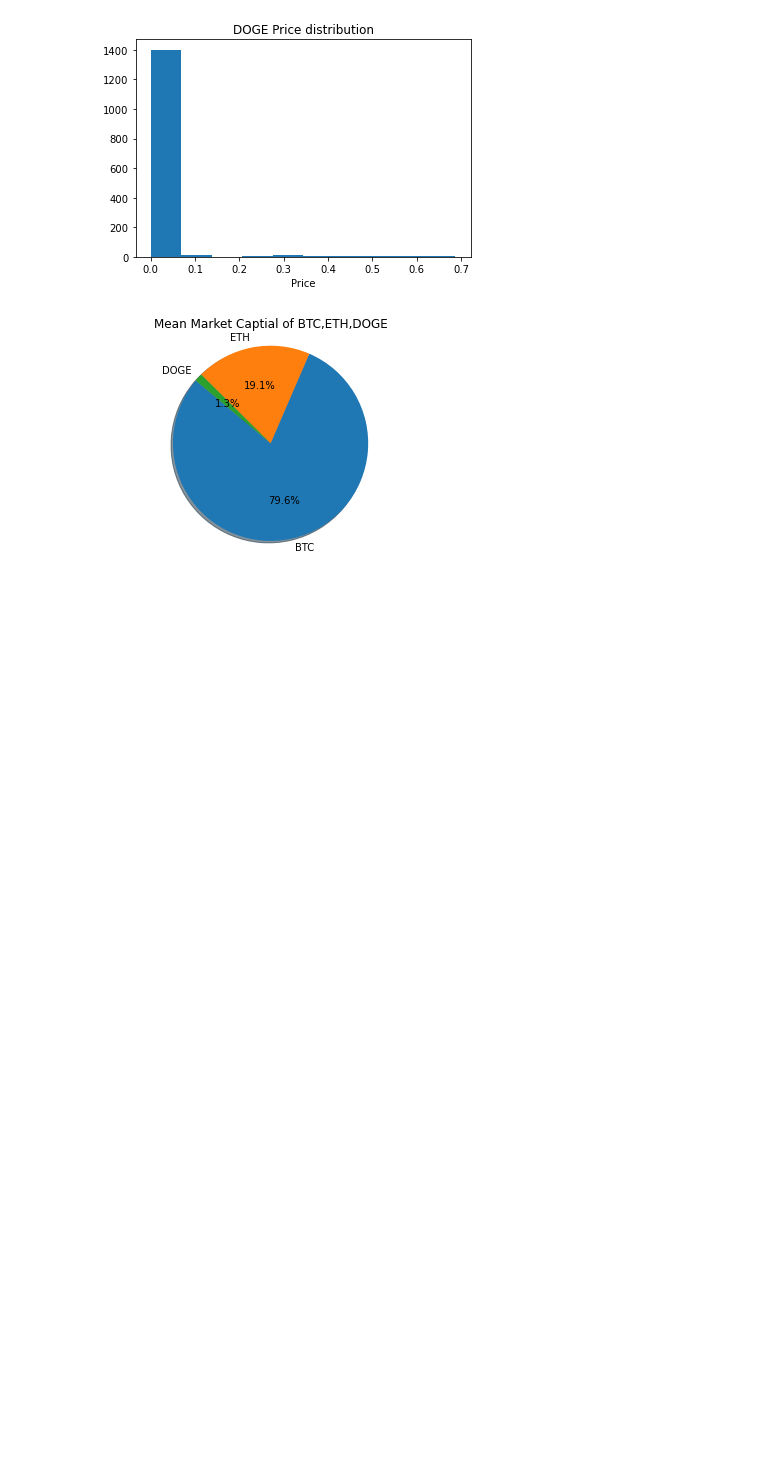
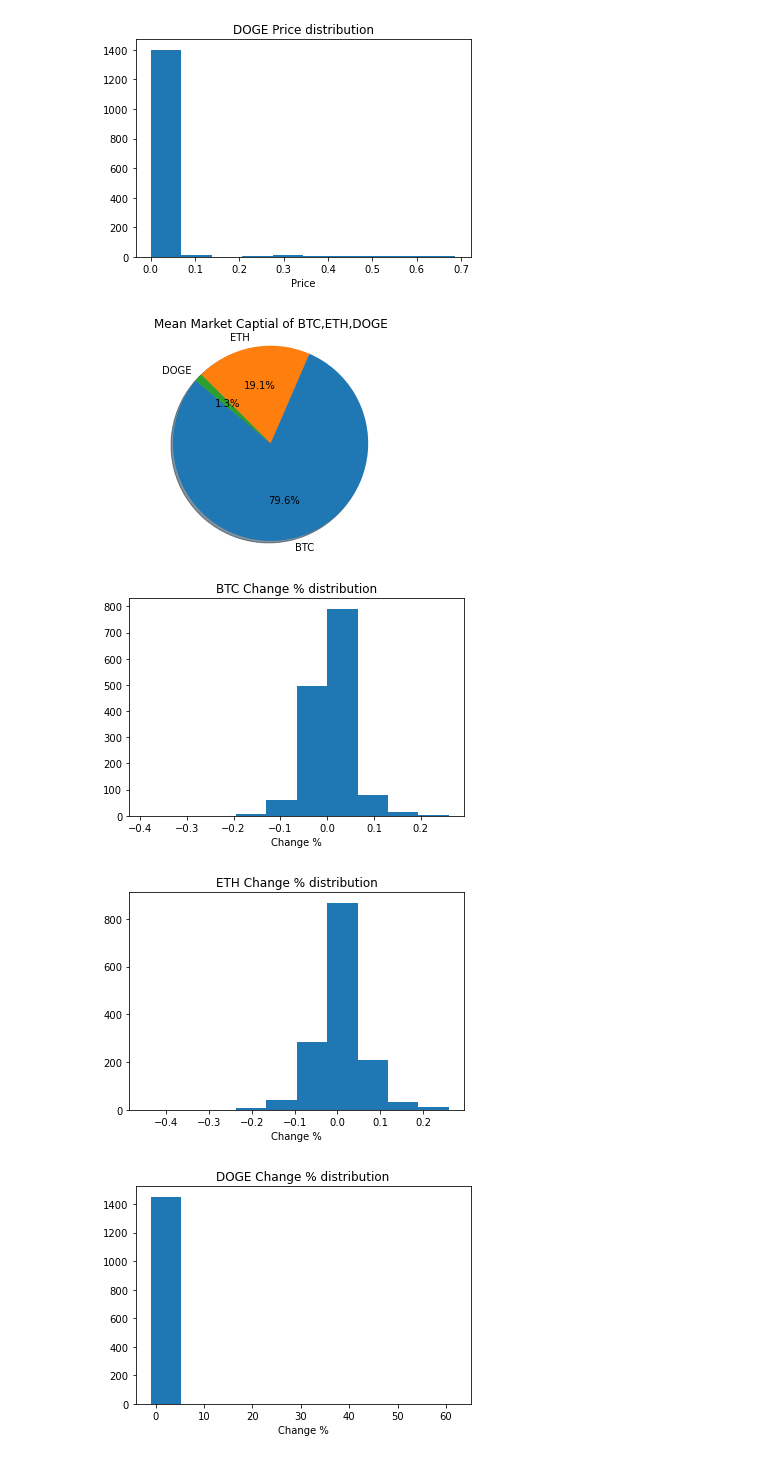
Before and after one commit to aashu26698/Cryptocurrencies-AnInfographic, a Jupyter notebook: Cryptocurrency EDA.ipynb, the cells around one changed output. Drawn from its saved outputs; the diff is of its cells as text; code cells hidden in the pictures; blank space fills up the shorter version.

```diff
--- a/Cryptocurrency EDA.ipynb
+++ b/Cryptocurrency EDA.ipynb
@@ -612,3 +612,22 @@ plt.axis('equal')
 plt.show()
 # %% [output]
 [figure]
+# %%
+plt.hist(btc["Change %"])
+plt.title('BTC Change % distribution')
+plt.xlabel('Change %')
+plt.show()
+
+plt.hist(eth["Change %"])
+plt.title('ETH Change % distribution')
+plt.xlabel('Change %')
+plt.show()
+
+plt.hist(doge["Change %"])
+plt.title('DOGE Change % distribution')
+plt.xlabel('Change %')
+plt.show()
+# %% [output]
+[figure, added]
+[figure, added]
+[figure, added]
```
